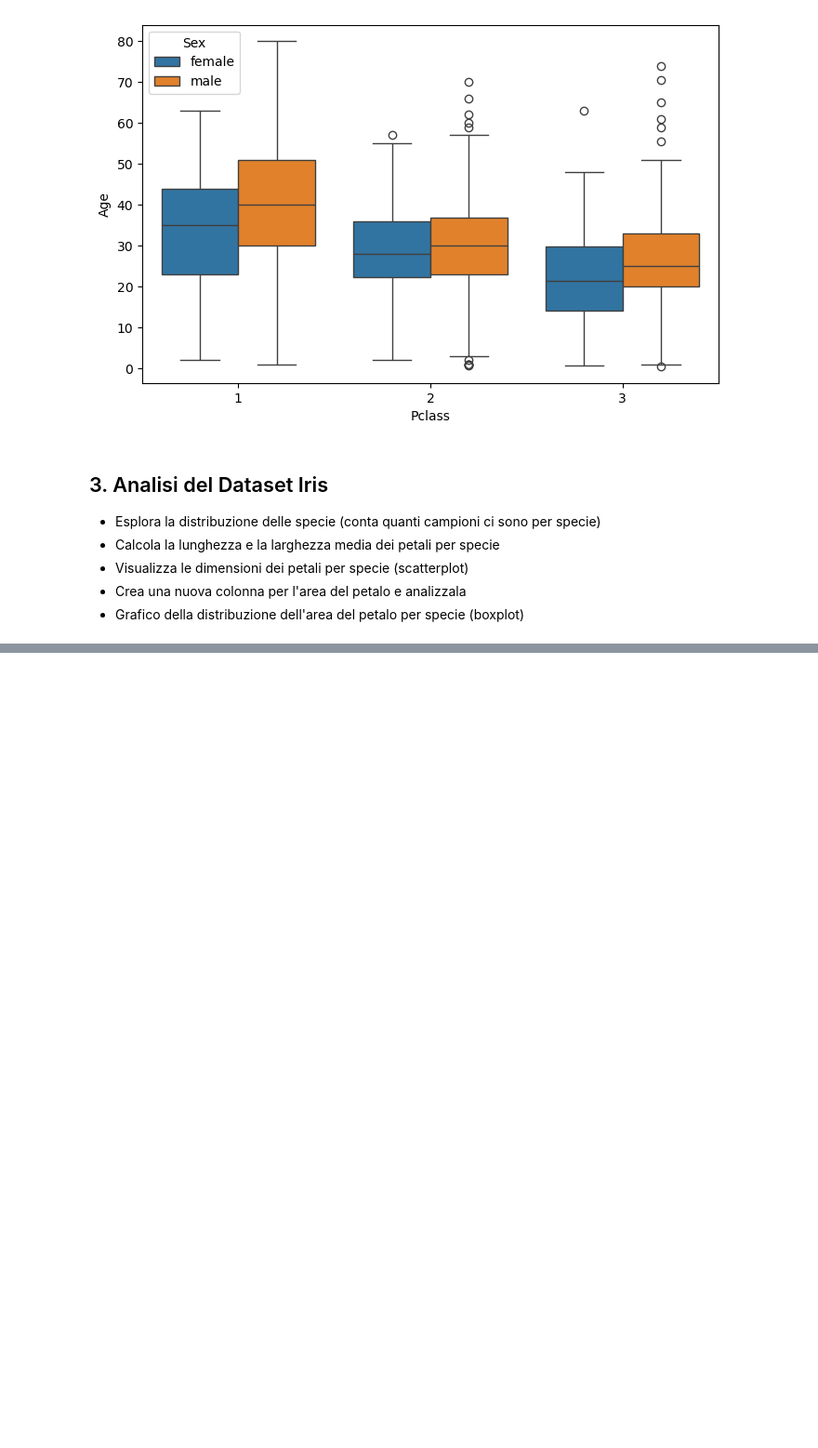
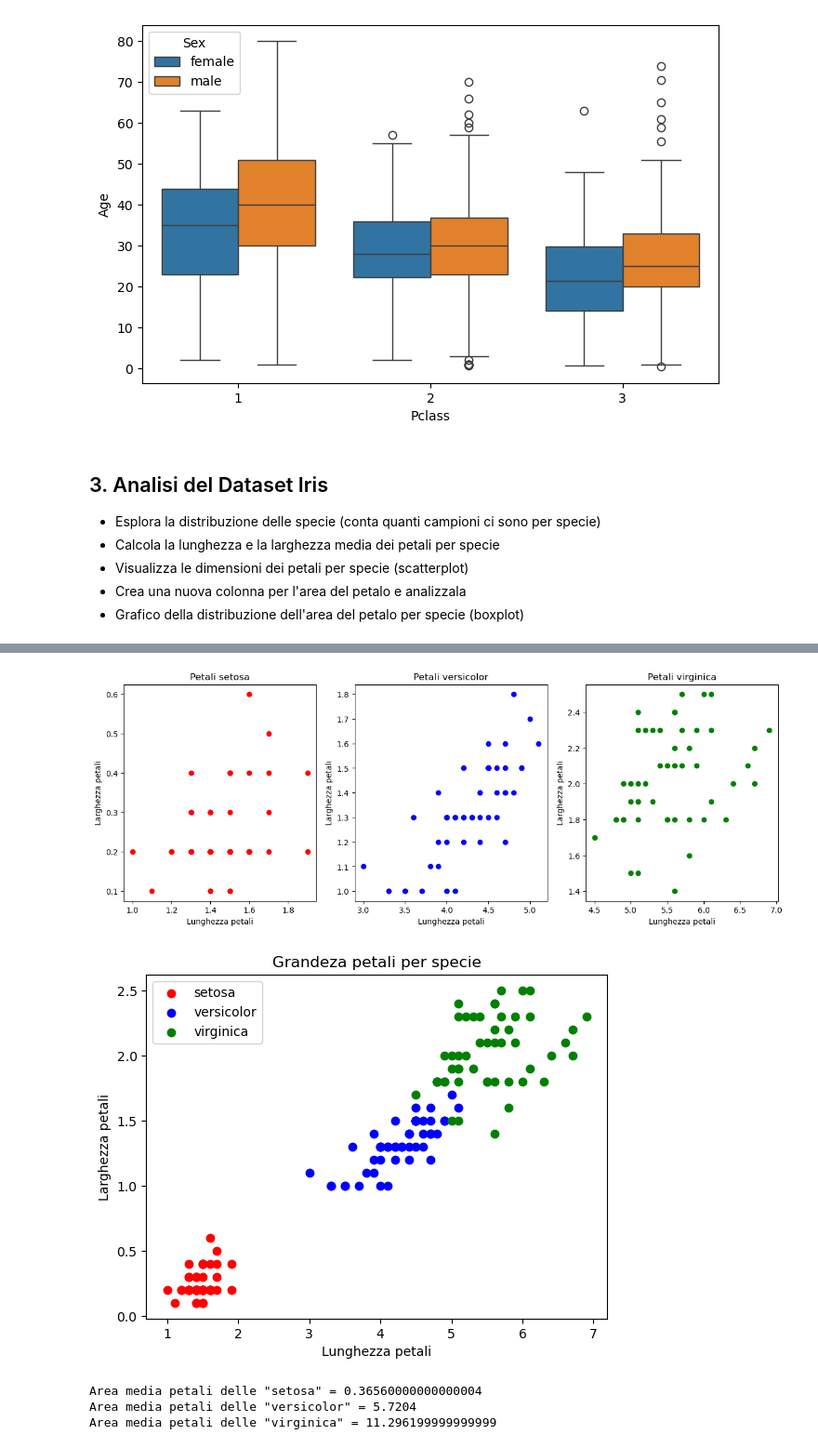
Before and after one commit to Zelvrai/Programming_Lab_2, a Jupyter notebook: 4_Esercizi_lez4.ipynb, the cells around one changed output, grey strips where cells are left out. Shown at 93% size. Saved outputs shown, nothing was run; the diff lists cells and outputs as text; code cells hidden in the pictures; blank space fills up the shorter version.

```diff
--- a/4_Esercizi_lez4.ipynb
+++ b/4_Esercizi_lez4.ipynb
@@ -182,0 +204,38 @@ df.head()
+# %%
+plt.figure(figsize=(15, 5))
+plt.subplot(1, 3, 1)
+plt.title('Petali setosa')
+plt.scatter(df[df['species'] == 'setosa']['petal_length'], df[df['species'] == 'setosa']['petal_width'], color='red')
+plt.xlabel('Lunghezza petali')
+plt.ylabel('Larghezza petali')
+plt.subplot(1, 3, 2)
+plt.title('Petali versicolor')
+plt.scatter(df[df['species'] == 'versicolor']['petal_length'], df[df['species'] == 'versicolor']['petal_width'], color='blue')
+plt.xlabel('Lunghezza petali')
+plt.ylabel('Larghezza petali')
+plt.subplot(1, 3, 3)
+plt.title('Petali virginica')
+plt.scatter(df[df['species'] == 'virginica']['petal_length'], df[df['species'] == 'virginica']['petal_width'], color='green')
+plt.xlabel('Lunghezza petali')
+plt.ylabel('Larghezza petali')
+plt.show()
+
+plt.title('Grandeza petali per specie')
+plt.scatter(df[df['species'] == 'setosa']['petal_length'], df[df['species'] == 'setosa']['petal_width'], color='red')
+plt.xlabel('Lunghezza petali')
+plt.ylabel('Larghezza petali')
+plt.scatter(df[df['species'] == 'versicolor']['petal_length'], df[df['species'] == 'versicolor']['petal_width'], color='blue')
+plt.scatter(df[df['species'] == 'virginica']['petal_length'], df[df['species'] == 'virginica']['petal_width'], color='green')
+plt.legend(['setosa', 'versicolor', 'virginica'])
+plt.show()
+# %% [output]
+[figure, added]
+[figure, added]
+# %%
+df['petal_area'] = df['petal_length'] * df['petal_width']
+for i in df['species'].unique():
+    print('Area media petali delle "' + i + '" =', df[df['species'] == i]['petal_area'].mean())
+# %% [output]
+Area media petali delle "setosa" = 0.36560000000000004
+Area media petali delle "versicolor" = 5.7204
+Area media petali delle "virginica" = 11.296199999999999
```
Also changed, not shown: parts of 4 cells of this notebook, 2 other files.
